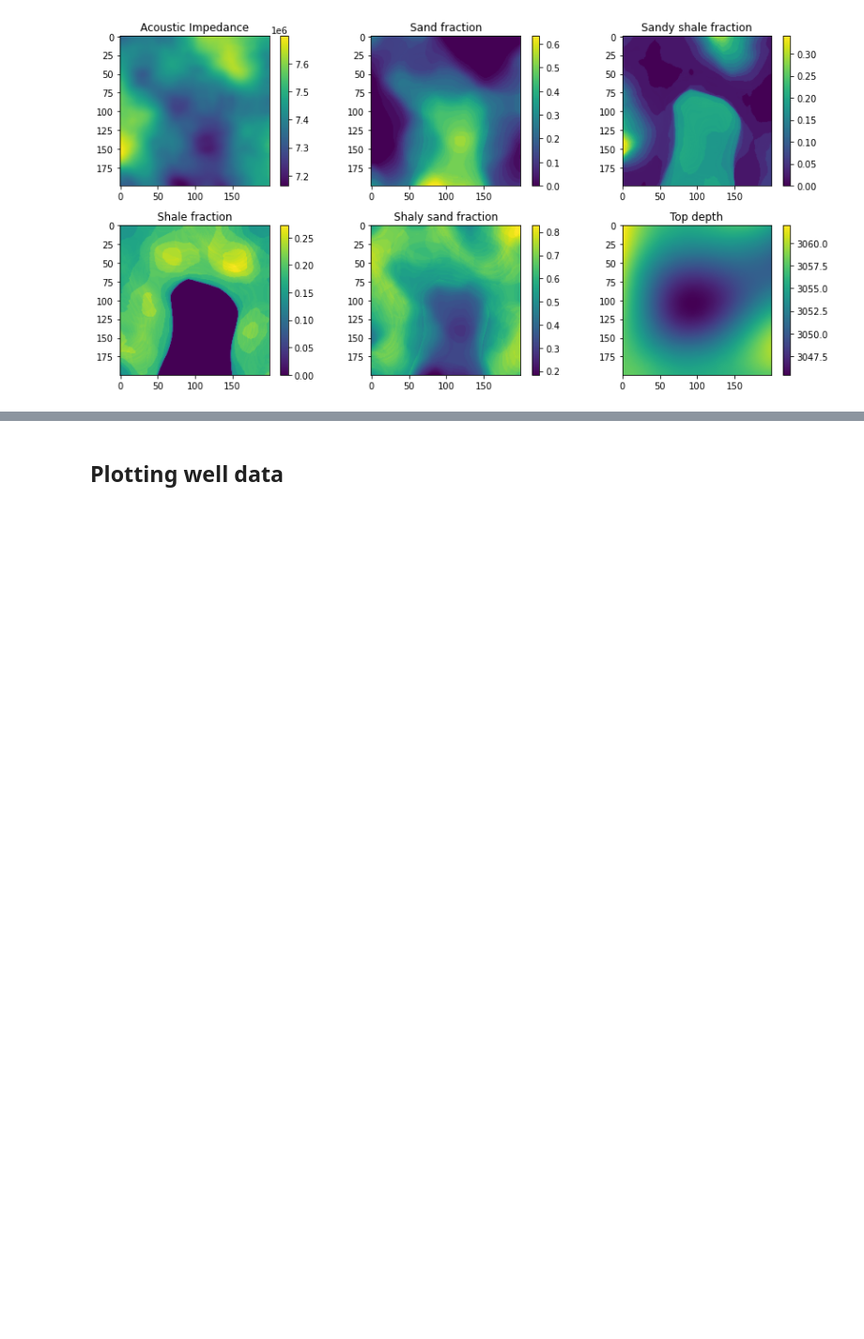
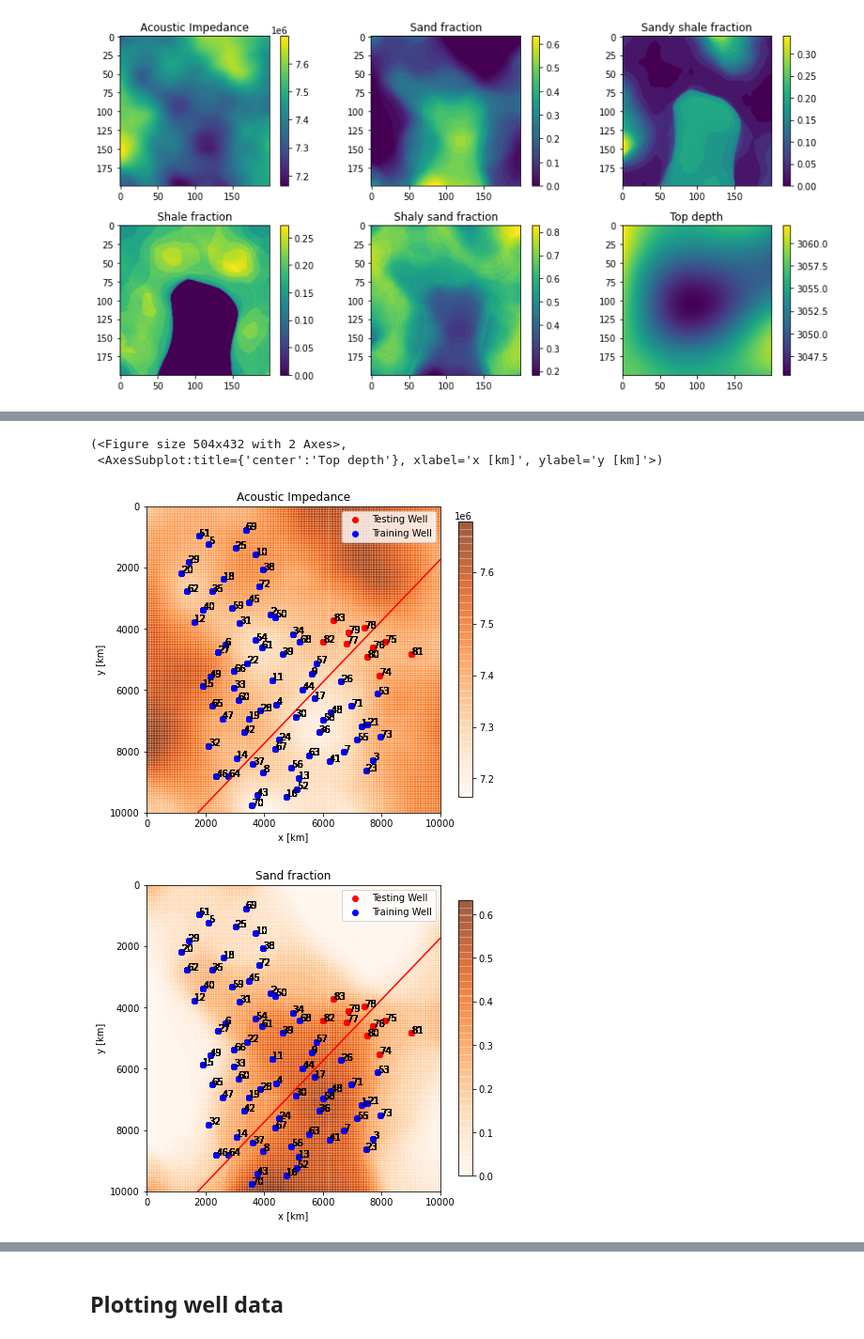
Before and after one commit to PGEHackathon/High-Risk-Low-Return, a Jupyter notebook: dataVisualization_Compilation.ipynb, the cells around one changed output, grey strips where cells are left out. Shown at 94% size. Drawn from its saved outputs; the diff is of its cells as text; code cells hidden in the pictures; blank space fills up the shorter version.

```diff
--- a/dataVisualization_Compilation.ipynb
+++ b/dataVisualization_Compilation.ipynb
@@ -95,0 +103,44 @@ plt.gca().invert_yaxis()
+# %%
+## Interpolating production data
+def plotHorizonMap(Zmap = AI, plotTitle = 'Acoustic Impedance'):
+    fig, ax = plt.subplots(figsize = (7, 6))
+
+    X = np.linspace(0, 10000, num = AI.shape[0])  #square domain --> X and Y does not matter
+    Y = np.linspace(0, 10000, num = AI.shape[0])
+    [X, Y] = np.meshgrid(X, Y)
+
+    im0 = ax.pcolormesh(X, Y, Zmap, shading='auto', alpha = 0.5, cmap = 'Oranges')
+    ax.plot([10000, 1750], [1750, 10000], 'r')
+    im1 = ax.scatter(df_preProc['X, m'], df_preProc['Y, m'], c = 'red')
+    im2 = ax.scatter(df_producer['X, m'], df_producer['Y, m'], c = 'blue')
+
+    #Plotting Well Number
+    wellNumberMarker = [x.split("_")[-1] for x in df_producer['Well_ID'].values]
+    for i, txt in enumerate(wellNumberMarker):
+        ax.annotate(txt, ((df_producer['X, m'][i], df_producer['Y, m'][i])))
+    wellNumberMarker = [x.split("_")[-1] for x in df_preProc['Well_ID'].values]
+    for i, txt in enumerate(wellNumberMarker):
+        ax.annotate(txt, ((df_preProc['X, m'][i], df_preProc['Y, m'][i])))
+
+    ax.set_xlim([0, 10000])
+    ax.set_ylim([0, 10000])
+    ax.set_xlabel('x [km]')
+    ax.set_ylabel('y [km]')
+    ax.set_title(plotTitle)
+    ax.legend([im1, im2], ['Testing Well', 'Training Well'])
+
+    plt.gca().invert_yaxis()
+    fig.colorbar(im0, ax = ax, shrink=0.9)
+
+    return fig, ax
+
+plotHorizonMap(Zmap = AI, plotTitle = 'Acoustic Impedance')
+plotHorizonMap(Zmap = sandFraction, plotTitle = 'Sand fraction')
+plotHorizonMap(Zmap = sandyShaleFraction, plotTitle = 'Sandy shale fraction')
+plotHorizonMap(Zmap = shaleFraction, plotTitle = 'Shale fraction')
+plotHorizonMap(Zmap = topDepth, plotTitle = 'Top depth')
+# %% [output]
+(<Figure size 504x432 with 2 Axes>,
+ <AxesSubplot:title={'center':'Top depth'}, xlabel='x [km]', ylabel='y [km]'>)
+[figure, added]
+[figure, added]
```
Also changed, not shown: parts of 7 cells of this notebook, 1 other file.
